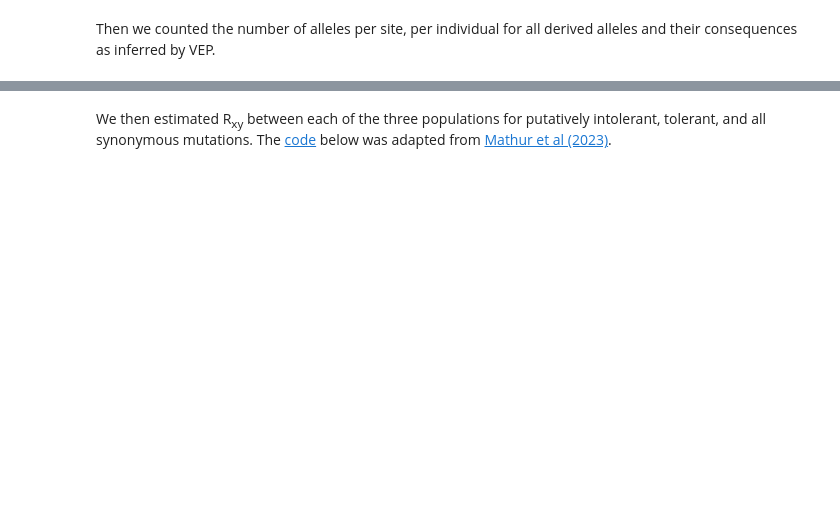
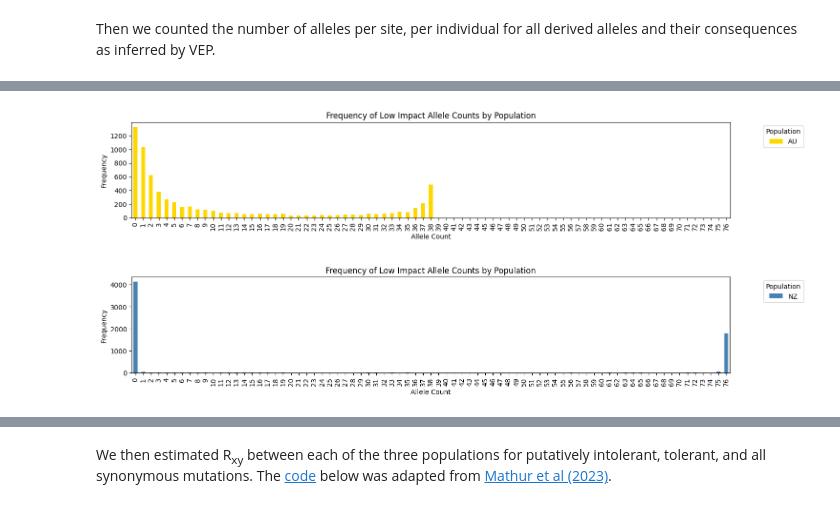
Before and after one commit to janawold1/2026_S_nereis_Cons_Gen, a Jupyter notebook: 07_Putative_Load.ipynb, the cells around one changed output, grey strips where cells are left out. Saved outputs shown, nothing was run; the diff lists cells and outputs as text; code cells hidden in the pictures; blank space fills up the shorter version.

```diff
--- a/07_Putative_Load.ipynb
+++ b/07_Putative_Load.ipynb
@@ -182,0 +287,39 @@ plt.show()
+# %%
+#count_vep = pop_vep[pop_vep['Allele Count']>0]
+count_vep = pop_vep
+intergenic_count = count_vep[count_vep['Mutation Class']=='intergenic_variant']
+
+au_LowCounts = count_vep[(count_vep['Population']=='AU') & (count_vep['Consequence']=='LOW')].groupby(["Allele Count", "Population"]).size().reset_index(name="Frequency")
+ti_LowCounts = count_vep[(count_vep['Population']=='NZ') & (count_vep['Consequence']=='LOW')].groupby(["Allele Count", "Population"]).size().reset_index(name="Frequency")
+#ki_LowCounts = count_vep[count_vep['Population']=='KI'].groupby(["Allele Count", "Population"]).size().reset_index(name="Frequency")
+
+plot_range = range(0, ti_LowCounts['Allele Count'].max() + 1)
+
+au_pivot = au_LowCounts.pivot(index="Allele Count", columns="Population", values="Frequency").reindex(plot_range, fill_value=0)
+ti_pivot = ti_LowCounts.pivot(index="Allele Count", columns="Population", values="Frequency").reindex(plot_range, fill_value=0)
+#ki_pivot = ki_LowCounts.pivot(index="Allele Count", columns="Population", values="Frequency").reindex(plot_range, fill_value=0)
+
+# Plot a stacked bar chart
+au_pivot.plot(kind="bar", stacked=True, figsize=(15, 3), color="gold")
+plt.title("Frequency of Low Impact Allele Counts by Population")
+plt.ylabel("Frequency")
+plt.xlabel("Allele Count")
+plt.legend(title="Population", bbox_to_anchor=(1.05, 1), loc="upper left")
+plt.tight_layout()
+
+ti_pivot.plot(kind="bar", stacked=True, figsize=(15, 3), color="steelblue")
+plt.title("Frequency of Low Impact Allele Counts by Population")
+plt.ylabel("Frequency")
+plt.xlabel("Allele Count")
+plt.legend(title="Population", bbox_to_anchor=(1.05, 1), loc="upper left")
+plt.tight_layout()
+
+#ki_pivot.plot(kind="bar", stacked=True, figsize=(15, 3), color="black")
+plt.title("Frequency of Low Impact Allele Counts by Population")
+plt.ylabel("Frequency")
+plt.xlabel("Allele Count")
+plt.legend(title="Population", bbox_to_anchor=(1.05, 1), loc="upper left")
+plt.tight_layout()
+# %% [output]
+[figure, added]
+[figure, added]
```
Also changed, not shown: parts of 45 cells of this notebook, 1 other file.
